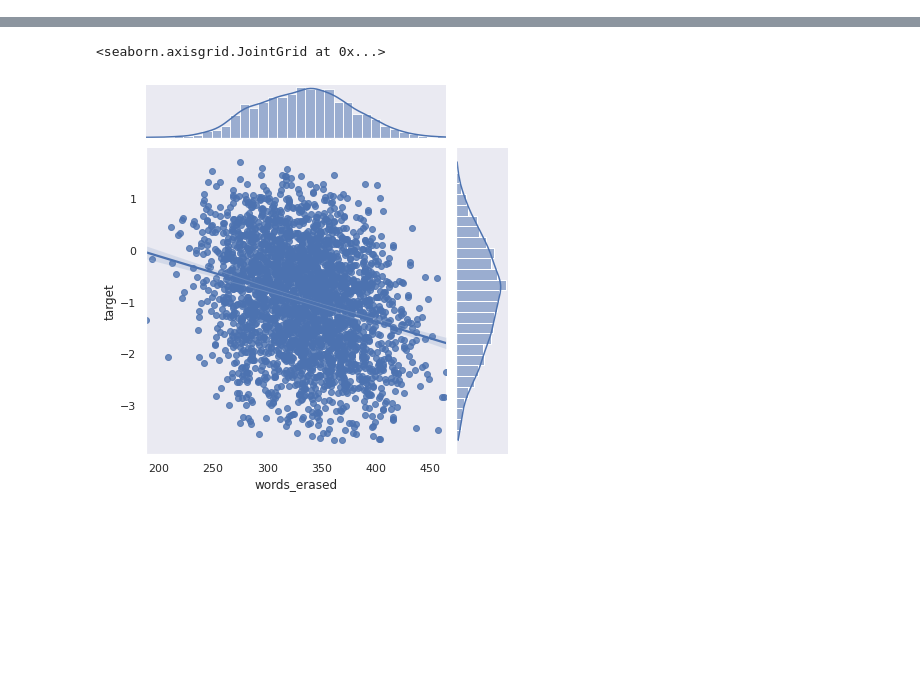
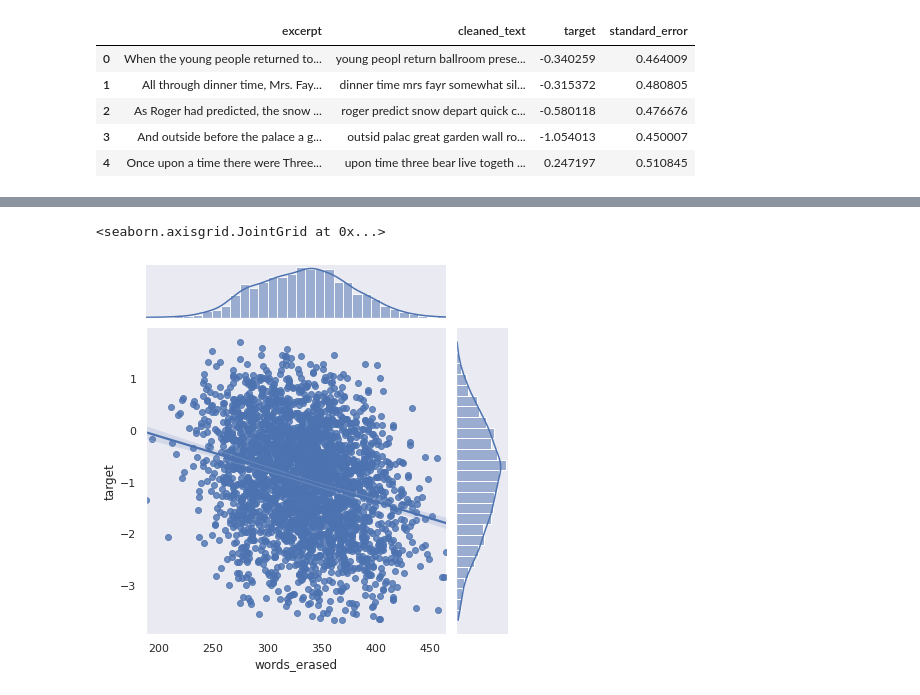
Before and after one commit to ana-borges/CommonLit-Readability, a Jupyter notebook: notebooks/data_exploration.ipynb, the cells around one changed output, grey strips where cells are left out. Cells and saved outputs as stored; diff of their text form; code cells hidden in the pictures; blank space fills up the shorter version.

```diff
--- a/notebooks/data_exploration.ipynb
+++ b/notebooks/data_exploration.ipynb
@@ -19,3 +23,20 @@ test_df = pd.read_csv('data/test.csv', encoding = 'latin-1')
+# %%
+new_file = 'cleaned_text_for_exploration.csv'
+new_column = 'cleaned_text'
+
+#%run ../scripts/text_processing.py -f ../data/train.csv -c excerpt -nc cleaned_text -nf cleaned_text_for_exploration.csv
+
+new_df = pd.read_csv('../data/outputs/' + new_file)
+columns = ['excerpt', 'cleaned_text', 'target', 'standard_error']
+text_df = pd.DataFrame(new_df, columns=columns)
+text_df.head()
+# %% [output]
+|  | excerpt | cleaned_text | target | standard_error |
+| 0 | When the young people returned to... | young peopl return ballroom prese... | -0.340259 | 0.464009 |
+| 1 | All through dinner time, Mrs. Fay... | dinner time mrs fayr somewhat sil... | -0.315372 | 0.480805 |
+| 2 | As Roger had predicted, the snow ... | roger predict snow depart quick c... | -0.580118 | 0.476676 |
+| 3 | And outside before the palace a g... | outsid palac great garden wall ro... | -1.054013 | 0.450007 |
+| 4 | Once upon a time there were Three... | upon time three bear live togeth ... | 0.247197 | 0.510845 |
 # %%
 ## EXPLORATORY ANALYSIS
 
```
Also changed, not shown: parts of 17 cells of this notebook.
